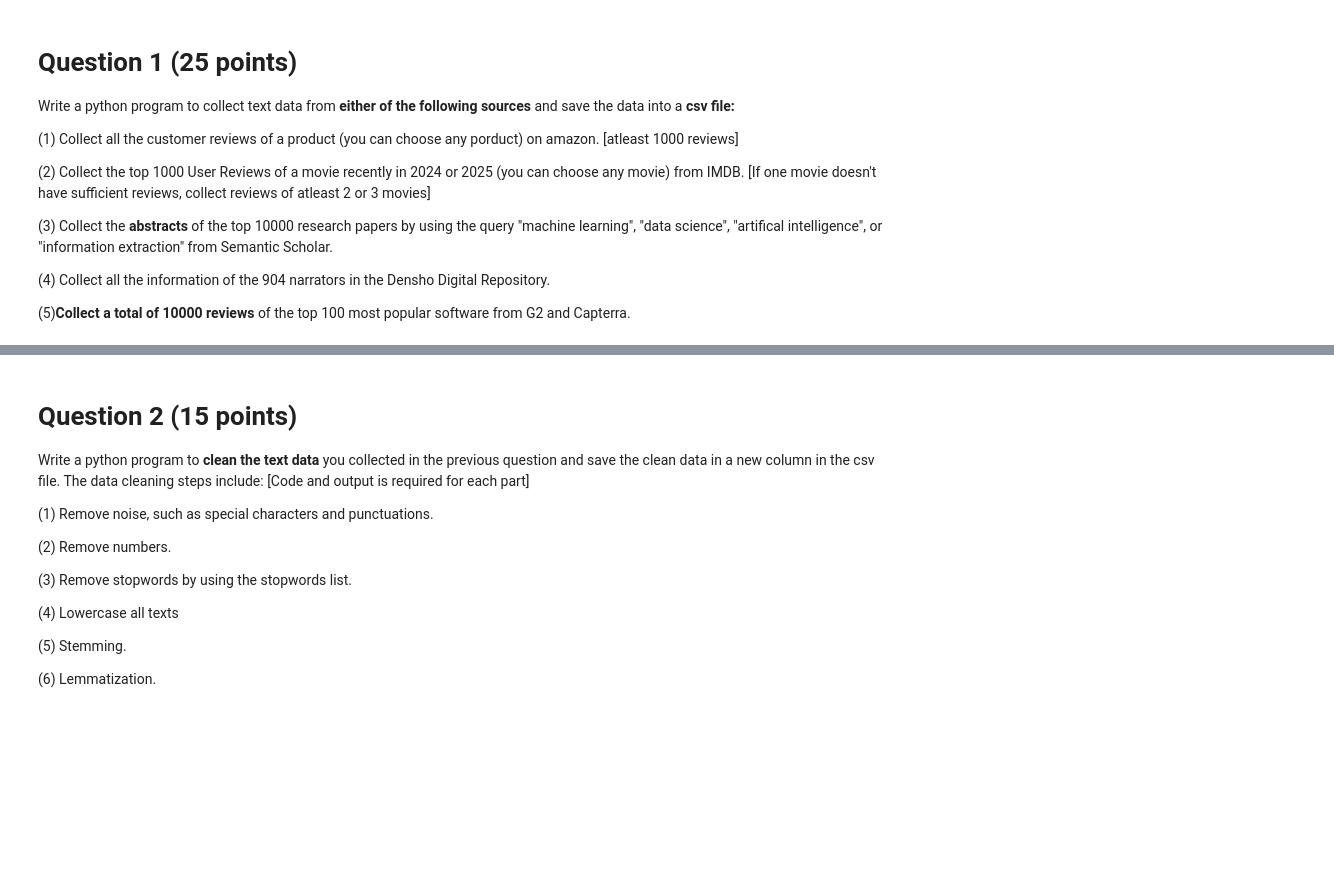
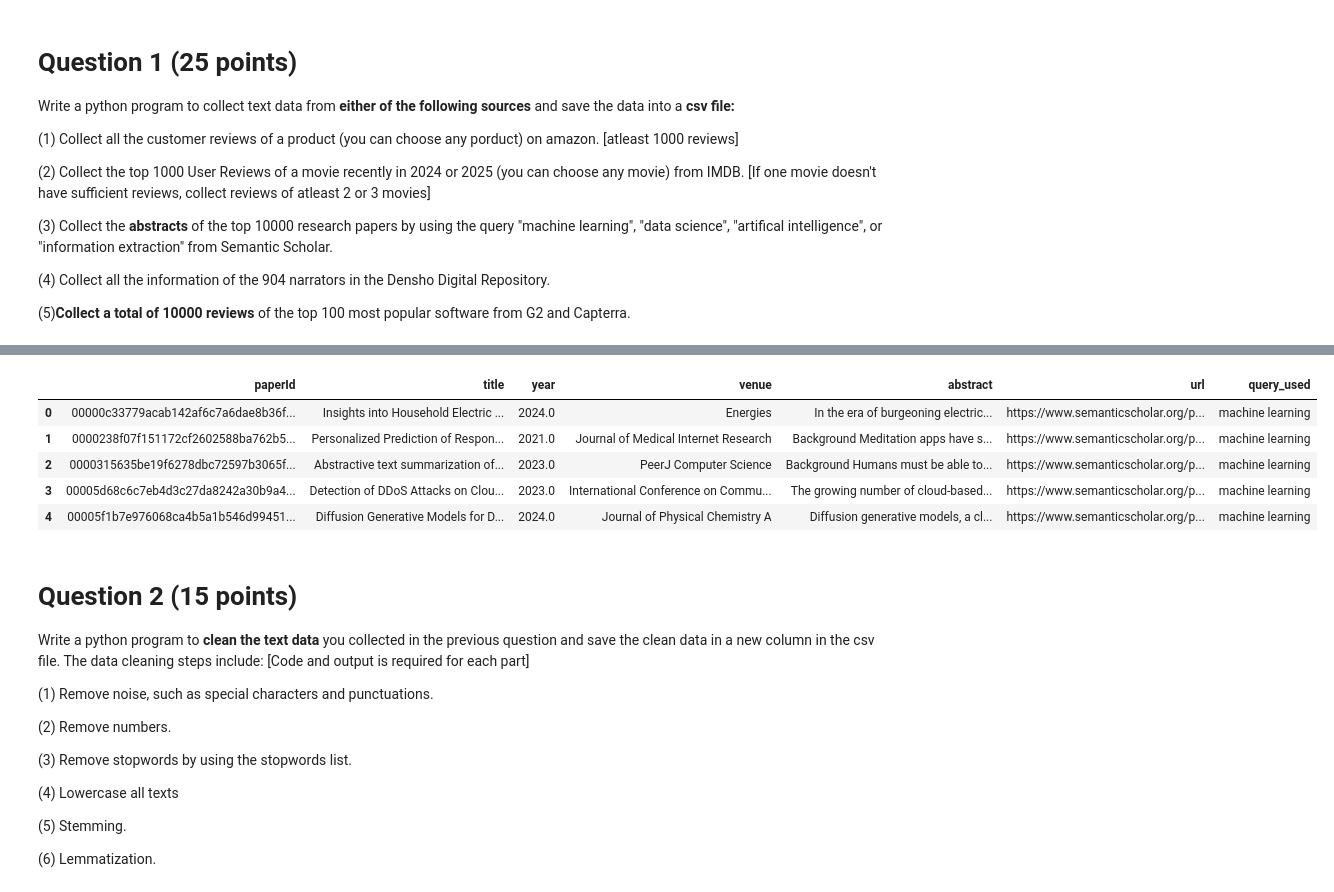
Before and after one commit to jaswanthbhavanam-03/SivaSaiJaswanthBhavanam_INFO5731_Spring2026, a Jupyter notebook: Bhavanam_Jaswanth_Assignment_01.ipynb, the cells around one changed output, grey strips where cells are left out. Cells and saved outputs as stored; diff of their text form; code cells hidden in the pictures; blank space fills up the shorter version.

```diff
--- a/Bhavanam_Jaswanth_Assignment_01.ipynb
+++ b/Bhavanam_Jaswanth_Assignment_01.ipynb
@@ -38,0 +87,83 @@ Write a python program to collect text data from **either of the following sourc
+# %%
+import time
+import requests
+import pandas as pd
+from tqdm import tqdm
+
+BASE_URL = "https://api.semanticscholar.org/graph/v1/paper/search/bulk"
+FIELDS = "paperId,title,year,venue,abstract,url"
+
+# Use 1 query or multiple queries to increase coverage
+QUERIES = ["machine learning", "artificial intelligence", "data science", "information extraction"]
+
+TARGET_ABSTRACTS = 10000
+BATCH_SIZE = 100
+
+headers = {
+    # If you have an API key, uncomment:
+    # "x-api-key": "YOUR_API_KEY"
+}
+
+def is_good_abstract(a):
+    return isinstance(a, str) and len(a.strip()) > 30  # avoids empty/too-short
+
+all_rows = []
+
+for query in QUERIES:
+    token = None
+    print(f"\n🔎 Collecting for query: {query}")
+
+    with tqdm(total=TARGET_ABSTRACTS, desc=f"Abstracts collected", leave=True) as pbar:
+        # initialize progress bar with current count
+        pbar.n = sum(is_good_abstract(r.get("abstract")) for r in all_rows)
+        pbar.refresh()
+
+        while sum(is_good_abstract(r.get("abstract")) for r in all_rows) < TARGET_ABSTRACTS:
+            params = {"query": query, "fields": FIELDS, "limit": BATCH_SIZE}
+            if token:
+                params["token"] = token
+
+            r = requests.get(BASE_URL, params=params, headers=headers, timeout=30)
+            if r.status_code != 200:
+                print("❌ Error:", r.status_code, r.text[:200])
+                break
+
+            data = r.json()
+            papers = data.get("data", [])
+            token = data.get("token")
+
+            if not papers:
+                print("No more results for this query.")
+                break
+
+            # Add papers
+            before = sum(is_good_abstract(x.get("abstract")) for x in all_rows)
+            for p in papers:
+                all_rows.append({
+                    "paperId": p.get("paperId"),
+                    "title": p.get("title"),
+                    "year": p.get("year"),
+                    "venue": p.get("venue"),
+                    "abstract": p.get("abstract"),
+                    "url": p.get("url"),
+                    "query_used": query
+                })
+            after = sum(is_good_abstract(x.get("abstract")) for x in all_rows)
+            pbar.update(after - before)
+
+            time.sleep(0.2)
+
+            if token is None:
+                break
+
+    # Stop early if we already hit target
+    if sum(is_good_abstract(r.get("abstract")) for r in all_rows) >= TARGET_ABSTRACTS:
+        break
+
+# Create df and keep only rows with real abstracts
+df = pd.DataFrame(all_rows)
+df = df[df["abstract"].apply(is_good_abstract)].drop_duplicates(subset=["paperId"]).head(TARGET_ABSTRACTS).reset_index(drop=True)
+
+print("\n✅ Final abstracts:", len(df))
+df.head()
+# %% [output]
@@ -39,3 +181,9 @@ Write a python program to collect text data from **either of the following sourc
+|  | paperId | title | year | venue | abstract | url | query_used |
+| 0 | 00000c33779acab142af6c7a6dae8b36f... | Insights into Household Electric ... | 2024.0 | Energies | In the era of burgeoning electric... | https://www.semanticscholar.org/p... | machine learning |
+| 1 | 0000238f07f151172cf2602588ba762b5... | Personalized Prediction of Respon... | 2021.0 | Journal of Medical Internet Research | Background Meditation apps have s... | https://www.semanticscholar.org/p... | machine learning |
+| 2 | 0000315635be19f6278dbc72597b3065f... | Abstractive text summarization of... | 2023.0 | PeerJ Computer Science | Background Humans must be able to... | https://www.semanticscholar.org/p... | machine learning |
+| 3 | 00005d68c6c7eb4d3c27da8242a30b9a4... | Detection of DDoS Attacks on Clou... | 2023.0 | International Conference on Commu... | The growing number of cloud-based... | https://www.semanticscholar.org/p... | machine learning |
+| 4 | 00005f1b7e976068ca4b5a1b546d99451... | Diffusion Generative Models for D... | 2024.0 | Journal of Physical Chemistry A | Diffusion generative models, a cl... | https://www.semanticscholar.org/p... | machine learning |
 # %% [markdown]
 # Question 2 (15 points)
 
```
Also changed, not shown: parts of 5 cells of this notebook.
